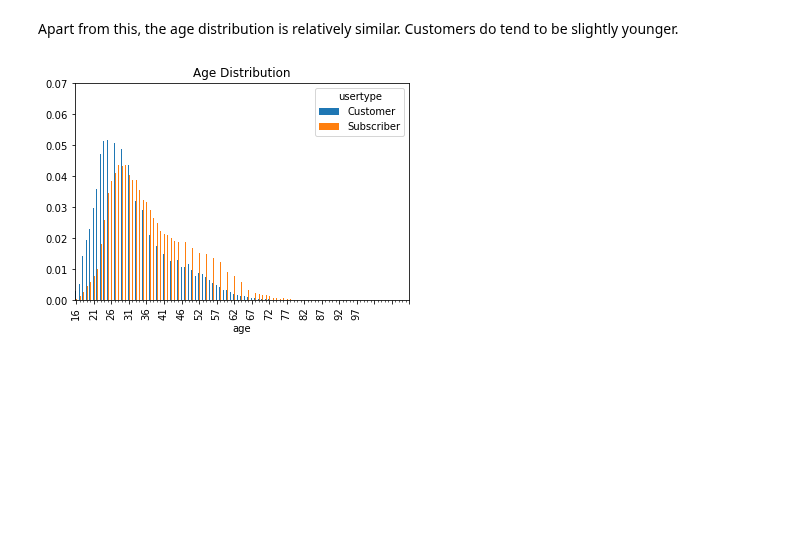
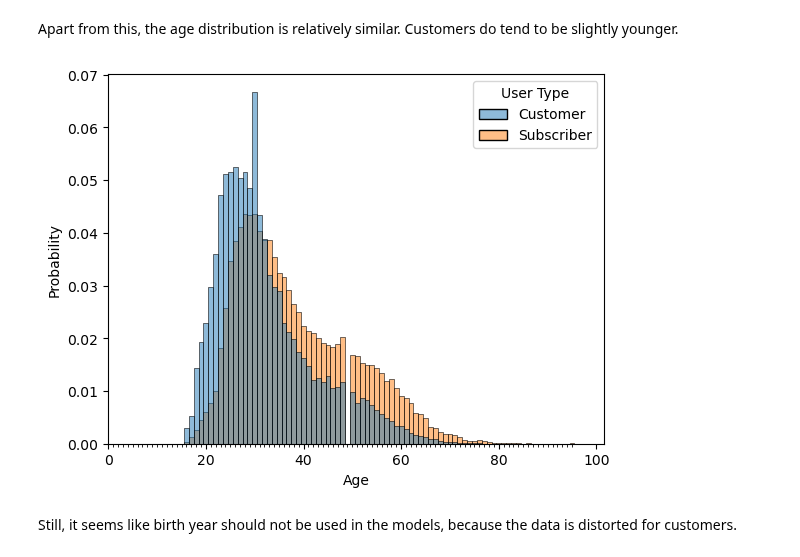
Before and after one commit to TWagner2/AXAChallenge, a Jupyter notebook: Analysis.ipynb, the cells around one changed output. Cells and saved outputs as stored; diff of their text form; code cells hidden in the pictures; blank space fills up the shorter version.

```diff
--- a/Analysis.ipynb
+++ b/Analysis.ipynb
@@ -191,12 +242,13 @@ ax.set_xticks(np.arange(0,96,1),minor=True);
 Apart from this, the age distribution is relatively similar.
 Customers do tend to be slightly younger.
 # %%
-counts=data_train[data_train["age"]!=49].groupby(by=["usertype","age"]).size()
-counts = counts / counts.groupby("usertype").sum()
-counts=counts.unstack().transpose()
-ax = counts.plot.bar(by="usertype")
-ax.set_title("Age Distribution");
-ax.set_xticks(np.arange(0,96,5));
+data_filtered = data_train[["usertype","age"]]
+data_filtered = data_filtered[data_filtered["age"]!=49]
+ax = sns.histplot(data=data_filtered,discrete=True,x="age", hue="usertype",common_norm=False,stat="probability");
 ax.set_xticks(np.arange(0,96,1),minor=True);
+ax.get_legend().set_title("User Type");
+ax.set_xlabel("Age");
 # %% [output]
-[figure, old version]
+[figure, new version]
+# %% [markdown]
+Still, it seems like birth year should not be used in the models, because the data is distorted for customers.
```
Also changed, not shown: parts of 28 cells of this notebook.
